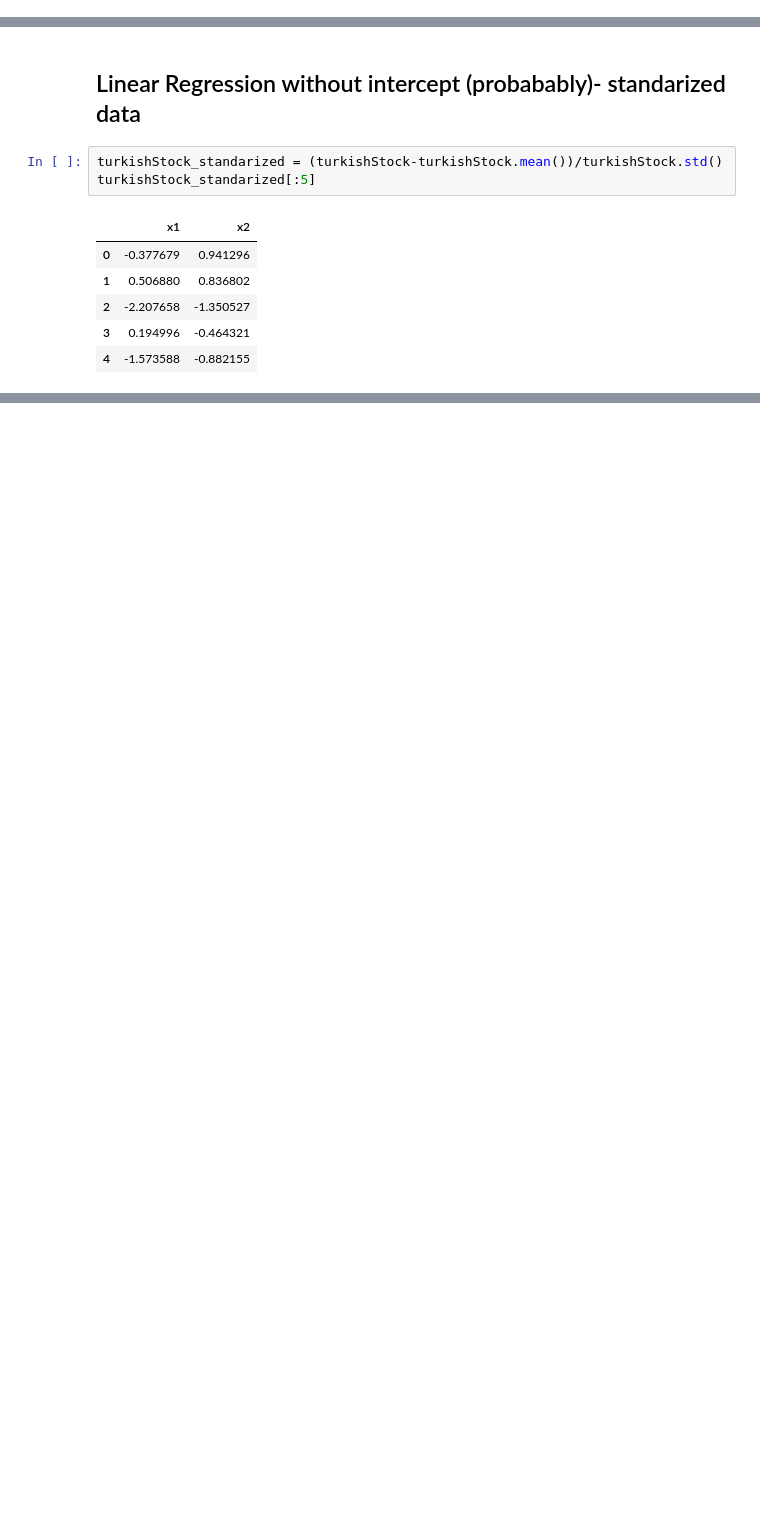
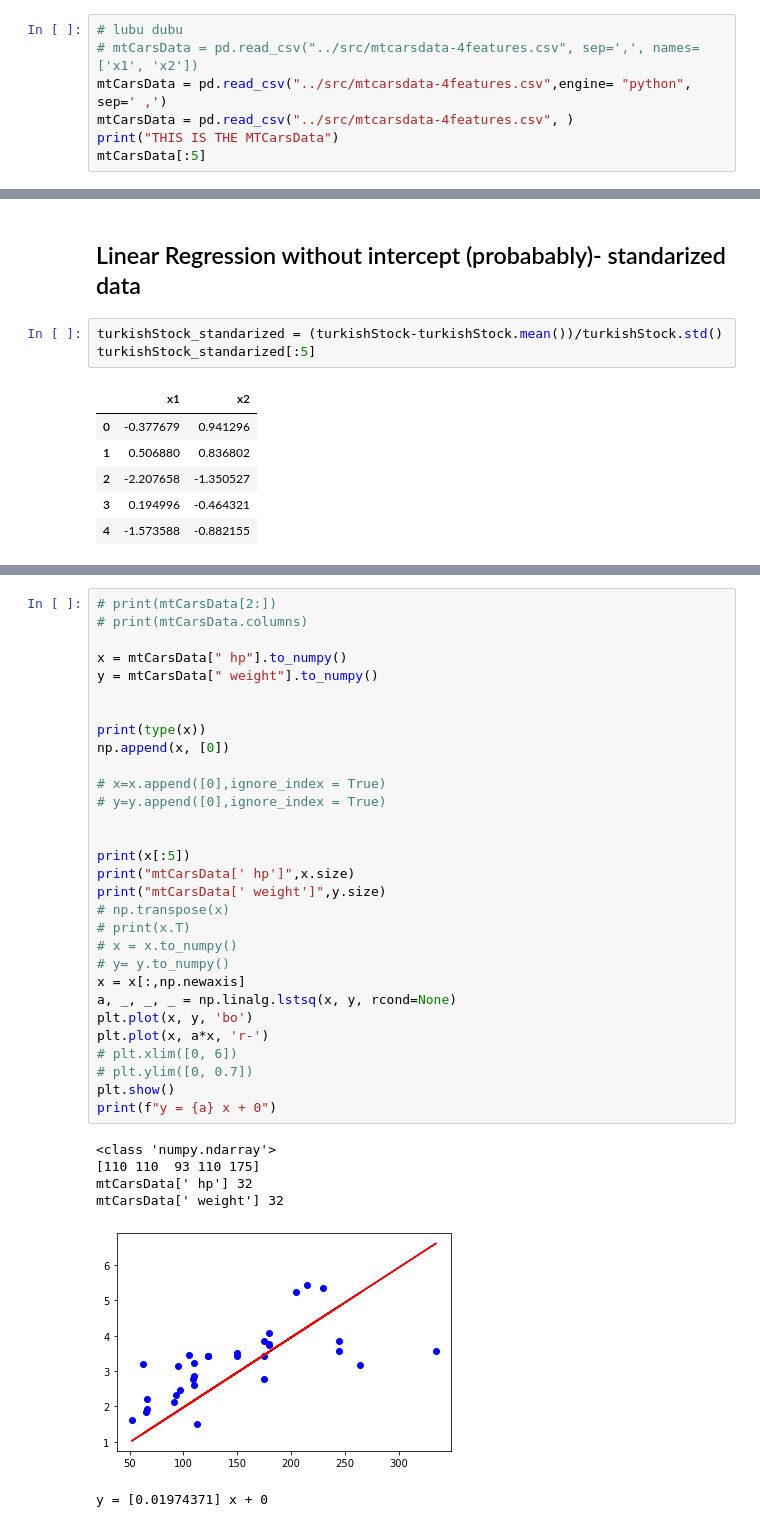
Before and after one commit to Siponek/Machine-Learning-Linear-regression, a Jupyter notebook: pythonTry/linearRegressionNotebook.ipynb, the cells around one changed output, grey strips where cells are left out. Saved outputs shown, nothing was run; the diff lists cells and outputs as text; blank space fills up the shorter version.

```diff
--- a/pythonTry/linearRegressionNotebook.ipynb
+++ b/pythonTry/linearRegressionNotebook.ipynb
@@ -32,0 +25,7 @@ plt.show()
+# %%
+# lubu dubu
+# mtCarsData = pd.read_csv("../src/mtcarsdata-4features.csv", sep=',', names=['x1', 'x2'])
+mtCarsData = pd.read_csv("../src/mtcarsdata-4features.csv",engine= "python", sep=' ,')
+mtCarsData = pd.read_csv("../src/mtcarsdata-4features.csv", )
+print("THIS IS THE MTCarsData")
+mtCarsData[:5]
@@ -69,0 +114,37 @@ dataSampleTurkish 108
+# %%
+# print(mtCarsData[2:])
+# print(mtCarsData.columns)
+
+x = mtCarsData[" hp"].to_numpy()
+y = mtCarsData[" weight"].to_numpy()
+
+
+print(type(x))
+np.append(x, [0])
+
+# x=x.append([0],ignore_index = True)
+# y=y.append([0],ignore_index = True)
+
+
+print(x[:5])
+print("mtCarsData[' hp']",x.size)
+print("mtCarsData[' weight']",y.size)
+# np.transpose(x)
+# print(x.T)
+# x = x.to_numpy()
+# y= y.to_numpy()
+x = x[:,np.newaxis]
+a, _, _, _ = np.linalg.lstsq(x, y, rcond=None)
+plt.plot(x, y, 'bo')
+plt.plot(x, a*x, 'r-')
+# plt.xlim([0, 6])
+# plt.ylim([0, 0.7])
+plt.show()
+print(f"y = {a} x + 0")
+# %% [output]
+<class 'numpy.ndarray'>
+[110 110  93 110 175]
+mtCarsData[' hp'] 32
+mtCarsData[' weight'] 32
+[figure, added]
+y = [0.01974371] x + 0
```
Also changed, not shown: parts of 13 cells of this notebook, 3 other files.
